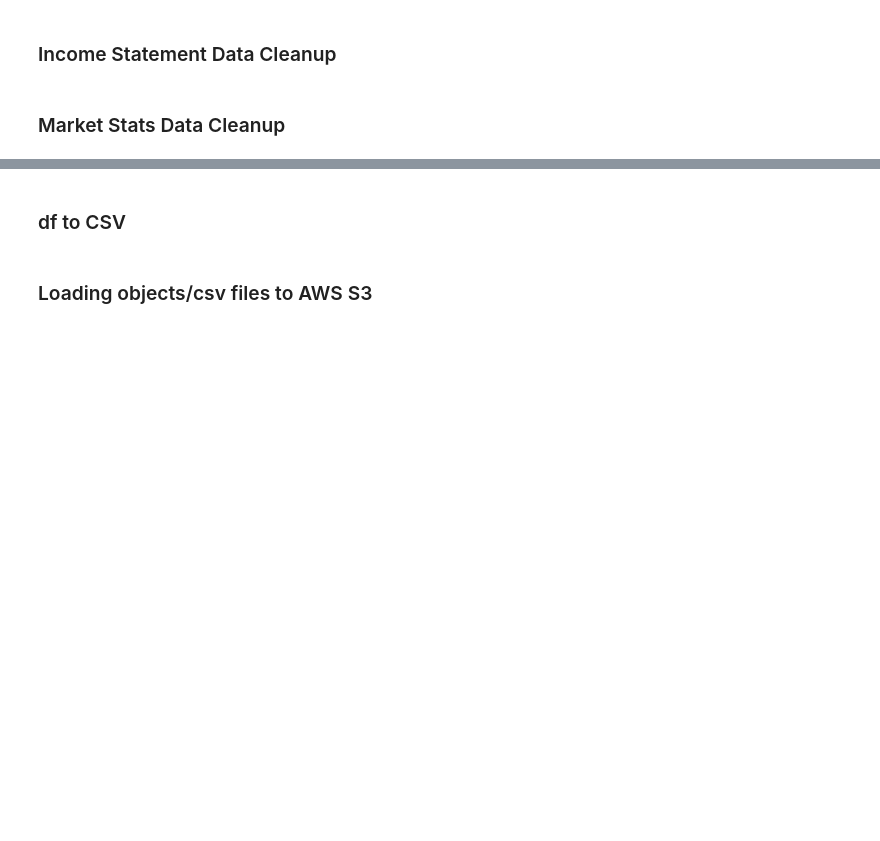
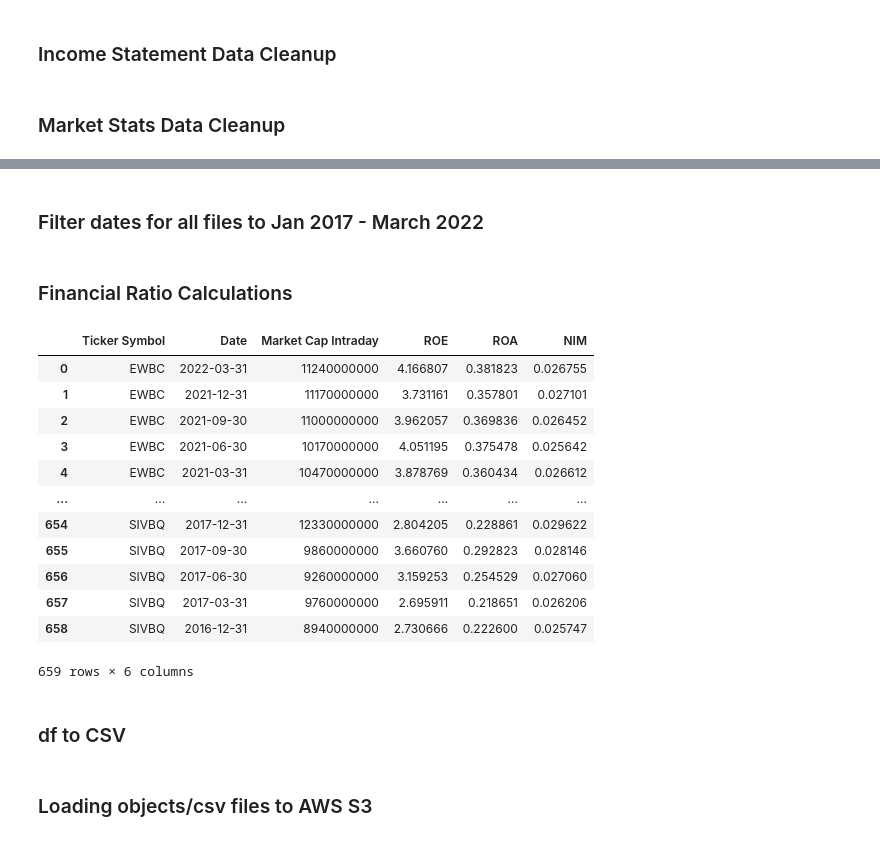
Before and after one commit to Kevma50287/DS4A_Correlation_One, a Jupyter notebook: DS4A - SVB Financial Collapse Predictable?.ipynb, the cells around one changed output, grey strips where cells are left out. Saved outputs shown, nothing was run; the diff lists cells and outputs as text; code cells hidden in the pictures; blank space fills up the shorter version.

```diff
--- a/DS4A - SVB Financial Collapse Predictable?.ipynb
+++ b/DS4A - SVB Financial Collapse Predictable?.ipynb
@@ -380,7 +393,7 @@ for col in cols:
     market_stats_df[col].replace('-', np.nan, inplace = True) #double check no negative values, find way to replace "-" for null values NaN without replacing negative values but it works?
 
 # replace "." with "" in only market cap and replace M with 4 zeros, replace B with 7 zeros
-market_stats_df["Market Cap (intraday)"] = market_stats_df["Market Cap (intraday)"].astype(str).str.replace("B", "0000000")
-market_stats_df["Market Cap (intraday)"] = market_stats_df["Market Cap (intraday)"].astype(str).str.replace("M", "0000")
-market_stats_df["Market Cap (intraday)"] = market_stats_df["Market Cap (intraday)"].astype(str).str.replace(".", "")
-market_stats_df["Market Cap (intraday)"] = market_stats_df["Market Cap (intraday)"].astype(str).astype(int)
+market_stats_df["Market Cap Intraday"] = market_stats_df["Market Cap Intraday"].astype(str).str.replace("B", "0000000")
+market_stats_df["Market Cap Intraday"] = market_stats_df["Market Cap Intraday"].astype(str).str.replace("M", "0000")
+market_stats_df["Market Cap Intraday"] = market_stats_df["Market Cap Intraday"].astype(str).str.replace(".", "")
+market_stats_df["Market Cap Intraday"] = market_stats_df["Market Cap Intraday"].astype(str).astype(int)
@@ -389,5 +450,7 @@ market_stats_df["Market Cap (intraday)"] = market_stats_df["Market Cap (intraday
+# %% [markdown]
+### Filter dates for all files to Jan 2017 - March 2022
 # %%
-# Create a dictionary to store the DataFrames
+# Create a dictionary to store the updated DataFrames
 dataframes = {
     'balance_sheet_df': balance_sheet_df,
     'cashflow_statement_df': cashflow_statement_df,
@@ -403,12 +466,39 @@ cutoff_latest_date = pd.to_datetime('2022-04-01')
 for df_name, df in dataframes.items():
     mask = (df['Date'] >= cutoff_earliest_date) & (df['Date'] <= cutoff_latest_date)
     dataframes[df_name] = df[mask]
+
+# Access the updated DataFrames
+balance_sheet_df = dataframes['balance_sheet_df'].reset_index().drop(columns=["Index", "Ticker", "Year", "Quarter"])
+cashflow_statement_df = dataframes['cashflow_statement_df'].reset_index().drop(columns=["Index", "Ticker"])
+income_statement_df = dataframes['income_statement_df'].reset_index().drop(columns=["Index", "Ticker", "Year", "Quarter"])
+market_stats_df = dataframes['market_stats_df'].reset_index().drop(columns=["Index", "Ticker"])
-# %%
-# Access the updated DataFrames
-balance_sheet_df = dataframes['balance_sheet_df'].reset_index().drop(columns=["Index", "Ticker"])
-cashflow_statement_df = dataframes['cashflow_statement_df'].reset_index().drop(columns=["Index", "Ticker"])
-income_statement_df = dataframes['income_statement_df'].reset_index().drop(columns=["Index", "Ticker"])
-market_stats_df = dataframes['market_stats_df'].reset_index().drop(columns=["Index", "Ticker"])
+# %% [markdown]
+### Financial Ratio Calculations
+# %%
+from dateutil.relativedelta import relativedelta
+import datetime
+
+financial_ratios = market_stats_df.drop(columns = [
+    'Enterprise Value','Trailing PE', 'Forward PE', 'PEG Ratio 5 Yr Expected','Price Over Sales',
+    'Price Over Book', 'Enterprise Value Over Revenue', 'Enterprise Value Over EBITDA'])
+
+financial_ratios["ROE"] = (income_statement_df["Net Income Common Stockholders"] / balance_sheet_df["Common Stock Equity"]) * 100
+financial_ratios["ROA"] = (income_statement_df["Net Income Common Stockholders"] / balance_sheet_df["Total Assets"]) * 100
+financial_ratios["NIM"] = income_statement_df["Net Interest Income Past Yr"]/balance_sheet_df["Average Total Assets"]
+# %% [output]
+|  | Ticker Symbol | Date | Market Cap Intraday | ROE | ROA | NIM |
+| 0 | EWBC | 2022-03-31 | 11240000000 | 4.166807 | 0.381823 | 0.026755 |
+| 1 | EWBC | 2021-12-31 | 11170000000 | 3.731161 | 0.357801 | 0.027101 |
+| 2 | EWBC | 2021-09-30 | 11000000000 | 3.962057 | 0.369836 | 0.026452 |
+| 3 | EWBC | 2021-06-30 | 10170000000 | 4.051195 | 0.375478 | 0.025642 |
+| 4 | EWBC | 2021-03-31 | 10470000000 | 3.878769 | 0.360434 | 0.026612 |
+| ... | ... | ... | ... | ... | ... | ... |
+| 654 | SIVBQ | 2017-12-31 | 12330000000 | 2.804205 | 0.228861 | 0.029622 |
+| 655 | SIVBQ | 2017-09-30 | 9860000000 | 3.660760 | 0.292823 | 0.028146 |
+| 656 | SIVBQ | 2017-06-30 | 9260000000 | 3.159253 | 0.254529 | 0.027060 |
+| 657 | SIVBQ | 2017-03-31 | 9760000000 | 2.695911 | 0.218651 | 0.026206 |
+| 658 | SIVBQ | 2016-12-31 | 8940000000 | 2.730666 | 0.222600 | 0.025747 |
+659 rows × 6 columns
 # %% [markdown]
 ### df to CSV
 # %%
```
Also changed, not shown: parts of 7 cells of this notebook, 5 other files.
